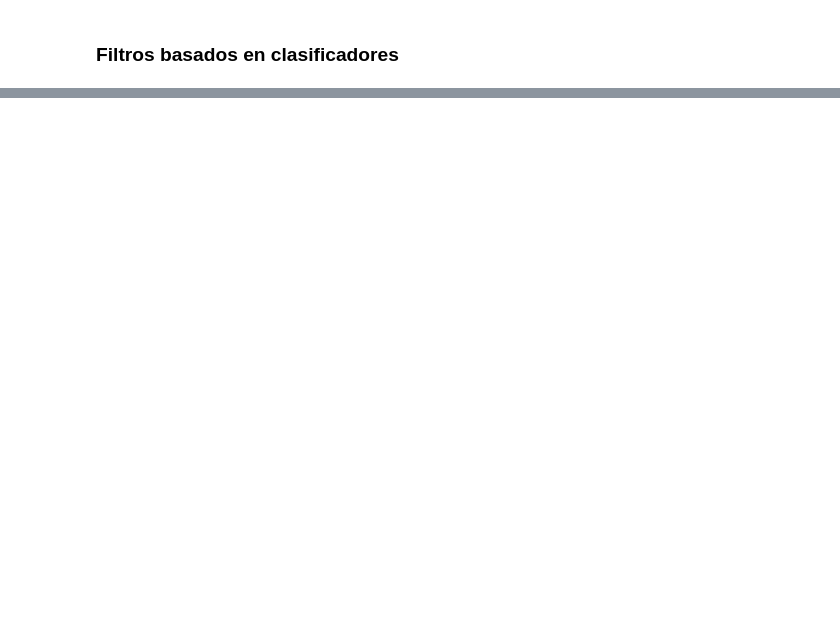
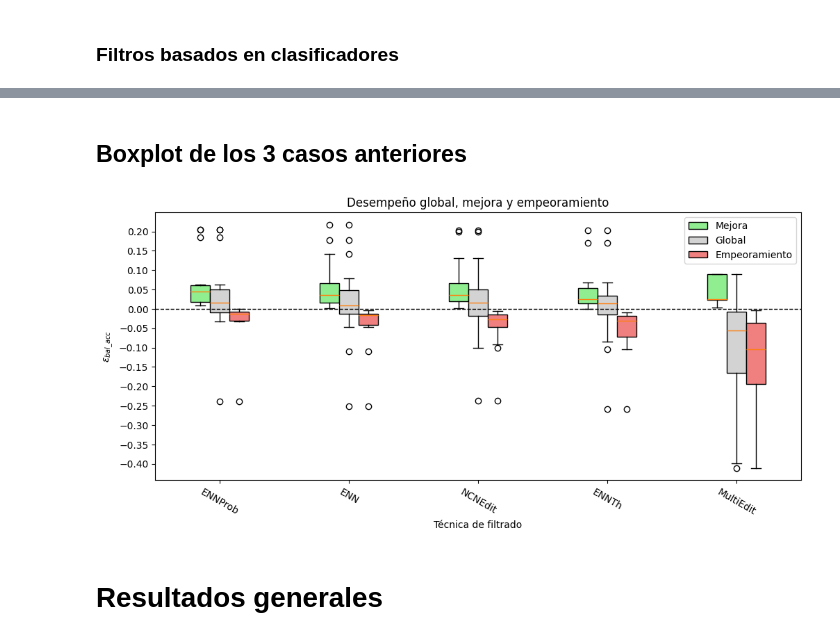
Before and after one commit to Juamp667/noislearn, a Jupyter notebook: resultAnalysis.ipynb, the cells around one changed output, grey strips where cells are left out. Saved outputs shown, nothing was run; the diff lists cells and outputs as text; code cells hidden in the pictures; blank space fills up the shorter version.

```diff
--- a/resultAnalysis.ipynb
+++ b/resultAnalysis.ipynb
@@ -145,0 +1122,3 @@ x
+# %%
+all_results = pickle.load(open("./results/cla_rand/seed1/50/all_results_cncnos_cla_rand_1_50.pkl", "rb"))
+print(f"Number of datasets: {len(all_results)}")
@@ -145,0 +1225,3 @@ x
+# %%
+all_results = pickle.load(open("./results/cla_rand/seed1/5/all_results_cncnos_cla_rand_1_5.pkl", "rb"))
+print("Number of processed datasets:", len(all_results))
@@ -145,0 +1232,3 @@ x
+# %%
+sum_res = summarize_results(all_results)
+sum_res.sample(5)
@@ -145,0 +1247,2 @@ x
+# %%
+aux_sum_res = sum_res.copy()
@@ -145,0 +1513,43 @@ x
+# %% [markdown]
+## Boxplot de los 3 casos anteriores
+# %%
+filtering_method_names = sorted(
+    sum_res.method_base.unique().tolist(),
+    key=lambda x: -mean_performance.loc[mean_performance.Filtro == x, "bal_acc"].iloc[0]
+)
+
+global_vals = [sum_res.loc[sum_res.method_base == mn, "bal_acc_diff"].dropna().values for mn in filtering_method_names]
+better_vals = [sum_res.loc[(sum_res.method_base == mn) & (sum_res.bal_acc_diff > 0), "bal_acc_diff"].dropna().values for mn in filtering_method_names]
+worse_vals = [sum_res.loc[(sum_res.method_base == mn) & (sum_res.bal_acc_diff < 0), "bal_acc_diff"].dropna().values for mn in filtering_method_names]
+
+positions = np.arange(len(filtering_method_names)) * 4
+
+fig, ax = plt.subplots(figsize=(12, 5))
+
+bp2 = ax.boxplot(better_vals, positions=positions- 0.6, widths=0.6, patch_artist=True, manage_ticks=False)
+bp1 = ax.boxplot(global_vals, positions=positions , widths=0.6, patch_artist=True, manage_ticks=False)
+bp3 = ax.boxplot(worse_vals, positions=positions + 0.6, widths=0.6, patch_artist=True, manage_ticks=False)
+
+for b in bp2["boxes"]:
+    b.set_facecolor("lightgreen")
+for b in bp1["boxes"]:
+    b.set_facecolor("lightgray")
+for b in bp3["boxes"]:
+    b.set_facecolor("lightcoral")
+
+ax.set_xticks(positions)
+ax.set_xticklabels(filtering_method_names, rotation=-30)
+ax.set_xlabel("Técnica de filtrado")
+ax.set_ylabel(r"$\epsilon_{bal\_acc}$")
+ax.set_title("Desempeño global, mejora y empeoramiento")
+ax.legend([bp2["boxes"][0], bp1["boxes"][0],  bp3["boxes"][0]],
+          ["Mejora", "Global",  "Empeoramiento"],
+          loc="best")
+plt.xlim(-2,18)
+ax.hlines([0], -2,18, ls="--", color="black", lw=1)
+plt.yticks(np.arange(-0.4,0.25,0.05))
+plt.show()
+# %% [output]
+[figure, added]
+# %% [markdown]
+# Resultados generales
```
Also changed, not shown: parts of 110 cells of this notebook, 41 other files.
